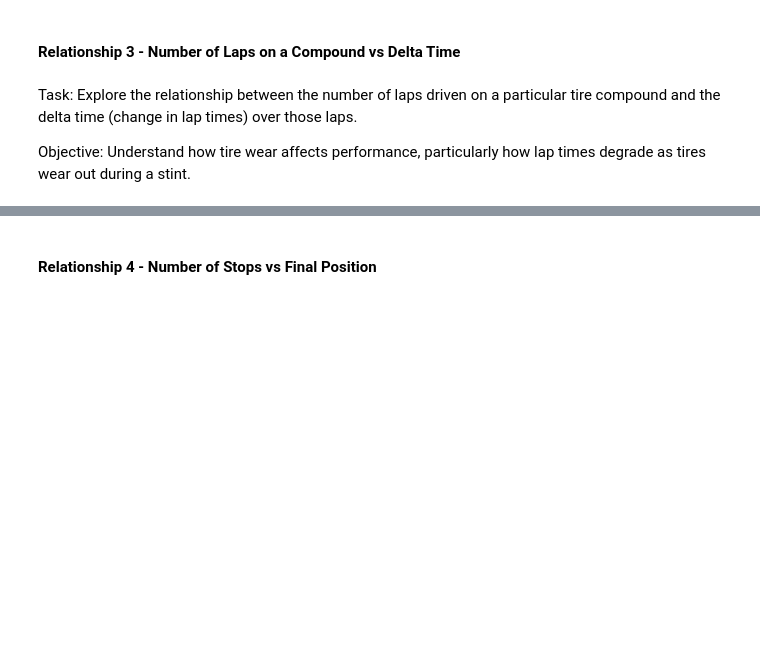
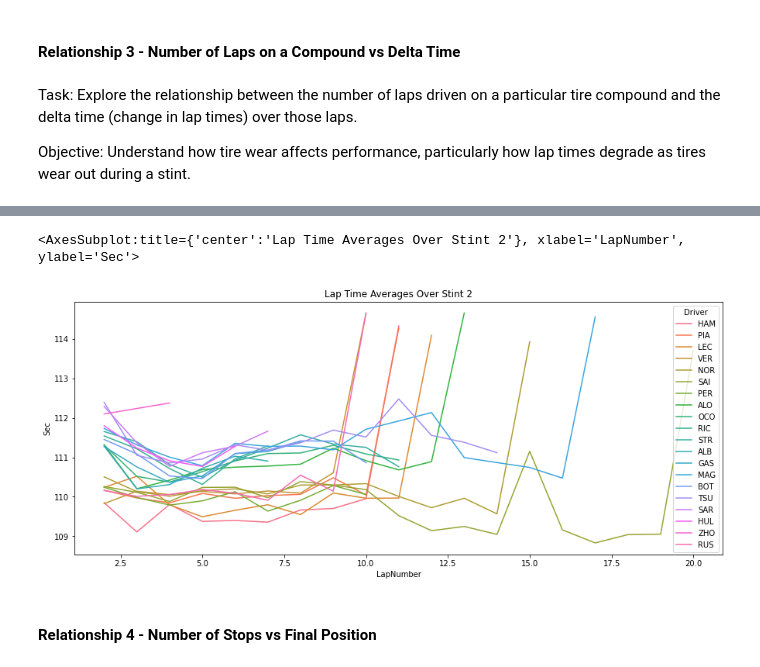
Before and after one commit to MyNameIsCalvinDavis/Data-Science, a Jupyter notebook: F1/F1.ipynb, the cells around one changed output, grey strips where cells are left out. Drawn from its saved outputs; the diff is of its cells as text; code cells hidden in the pictures; blank space fills up the shorter version.

```diff
--- a/F1/F1.ipynb
+++ b/F1/F1.ipynb
@@ -1424,3 +1478,16 @@ Objective: Understand how tire wear affects performance, particularly how lap ti
+# %%
+lapsg = laps_raw[laps_raw["EventName"] == race][laps_raw["Stint"] == 1][laps_raw["LapNumber"] > 1][["Driver", "Sec", "LapNumber"]]
+lapsg = lapsg[lapsg["Sec"] < lapsg["Sec"].quantile(0.95)]
+fig = plt.figure(figsize=(15,6))
+gs = gridspec.GridSpec(1,1)
+ax = fig.add_subplot(gs[0,0])
+ax.set_title("Lap Time Averages Over Stint {}".format(2))
+
+sns.lineplot(data=lapsg, y="Sec", x="LapNumber", hue="Driver")
+# Need: For every stint group, kill the last lap
+# %% [output]
+<AxesSubplot:title={'center':'Lap Time Averages Over Stint 2'}, xlabel='LapNumber', ylabel='Sec'>
+[figure, added]
 # %% [markdown]
 #### Relationship 4 - Number of Stops vs Final Position
 # %% [markdown]
```
Also changed, not shown: parts of 5 cells of this notebook.
